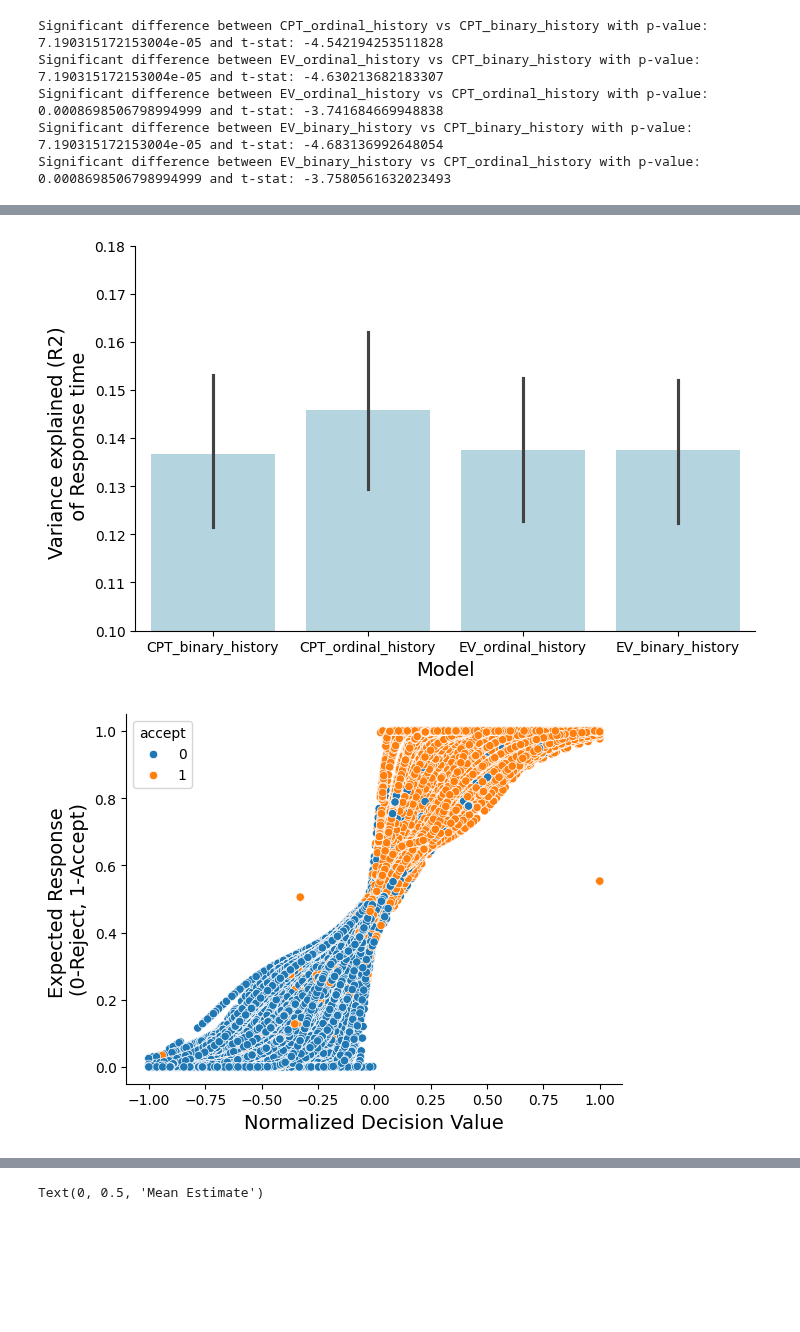
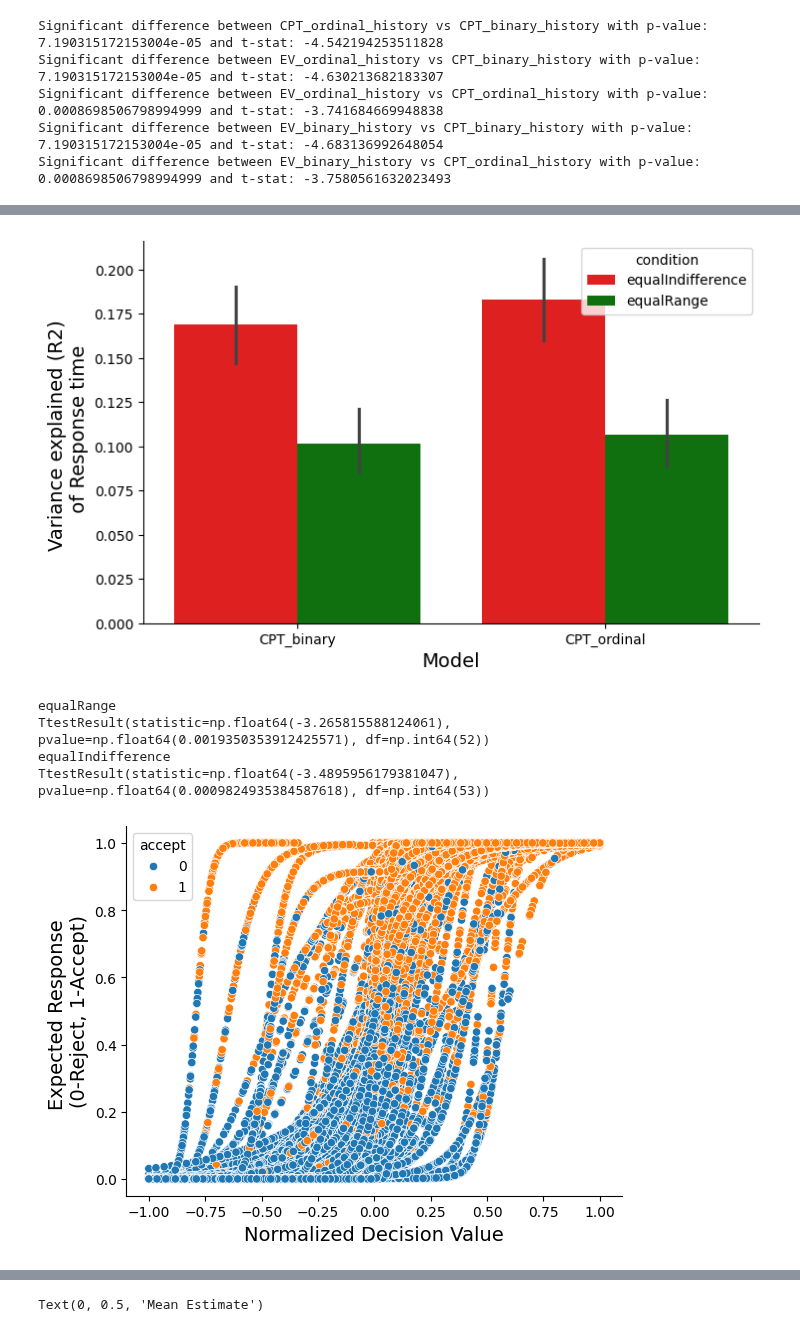
Before and after one commit to GusStgoReyes/riskyneuroarousal, a Jupyter notebook: data/1fits.ipynb, the cells around one changed output, grey strips where cells are left out. Saved outputs shown, nothing was run; the diff lists cells and outputs as text; code cells hidden in the pictures; blank space fills up the shorter version.

```diff
--- a/data/1fits.ipynb
+++ b/data/1fits.ipynb
@@ -21,9 +21,10 @@ for file in os.listdir():
         if file.split("_")[-2] == "subjectFit":
             x.append(pd.read_csv(file))
 model_fits = pd.concat(x, ignore_index=True)
+# %%
+model_fits = model_fits.query(f"model in {['CPT_binary', 'CPT_ordinal']}")
 # %%
 data = load_behavioral_data(min_RT = 0.2)
-data['history'] = data.groupby('sub')['accept'].shift(1).fillna(0).astype(int)
 # %%
 subs_df = {m : [] for m in model_fits["model"].unique()}
 for m in subs_df.keys():
@@ -179,13 +152,14 @@ Significant difference between EV_binary_history vs CPT_ordinal_history with p-v
 # %%
+palette = ["red", "green"]
 plt.figure(figsize=(8, 5))
-sns.barplot(data = r2_rt, x = "model", y = "r2", color = "lightblue")
+sns.barplot(data = r2_rt, x = "model", y = "r2", hue = "condition", palette=palette)
 sns.despine()
 plt.xlabel("Model", fontsize=14)
 plt.ylabel("Variance explained (R2) \n of Response time", fontsize=14)
-plt.ylim(0.10, 0.18)
+# plt.ylim(0.10, 0.18)
 # Change the font type to Helvetica
 plt.xticks(fontsize=10)
 plt.yticks(fontsize=10)
 plt.show()
 # %% [output]
-[figure, old version]
+[figure, new version]
@@ -192,7 +169,19 @@ plt.show()
+# %%
+print("equalRange")
+print(stats.ttest_rel(r2_rt.query("condition == 'equalRange' & model == 'CPT_binary'")["r2"],
+                      r2_rt.query("condition == 'equalRange' & model == 'CPT_ordinal'")["r2"]))
+print("equalIndifference")
+print(stats.ttest_rel(r2_rt.query("condition == 'equalIndifference' & model == 'CPT_binary'")["r2"],
+                      r2_rt.query("condition == 'equalIndifference' & model == 'CPT_ordinal'")["r2"]))
+# %% [output]
+equalRange
+TtestResult(statistic=np.float64(-3.265815588124061), pvalue=np.float64(0.0019350353912425571), df=np.int64(52))
+equalIndifference
+TtestResult(statistic=np.float64(-3.4895956179381047), pvalue=np.float64(0.0009824935384587618), df=np.int64(53))
 # %%
-sns.scatterplot(data=subs_df["CPT_ordinal_history"], x = "decision_value_norm", y = "EV_R", hue = "accept")
+sns.scatterplot(data=subs_df["CPT_binary"].query("sub != 56"), x = "subj_value_norm", y = "EV_R", hue = "accept")
 plt.xlabel("Normalized Decision Value", fontsize=14)
 plt.ylabel("Expected Response \n(0-Reject, 1-Accept)", fontsize=14)
 sns.despine()
 # %% [output]
-[figure, old version]
+[figure, new version]
```
Also changed, not shown: parts of 19 cells of this notebook, 8 other files.
